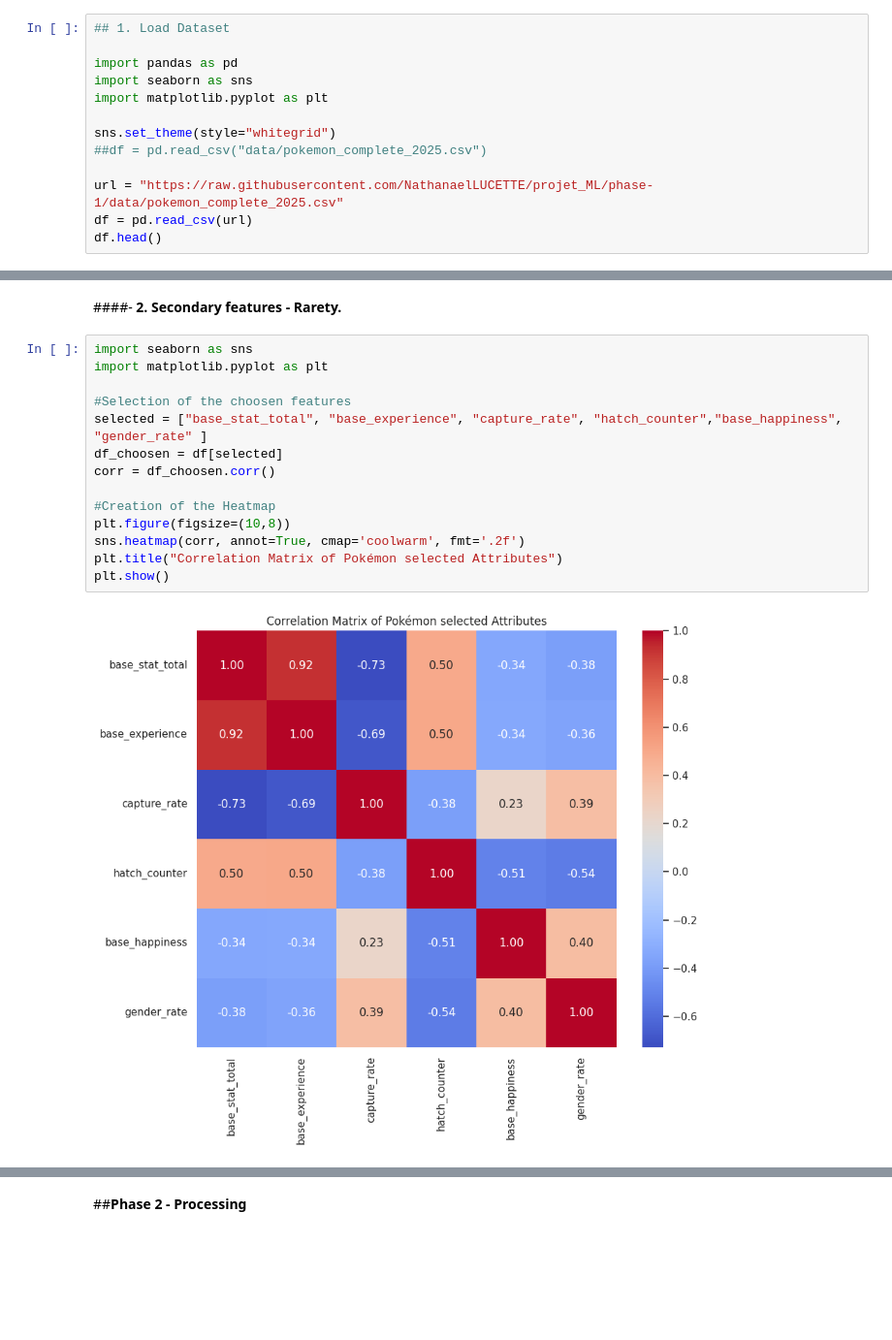
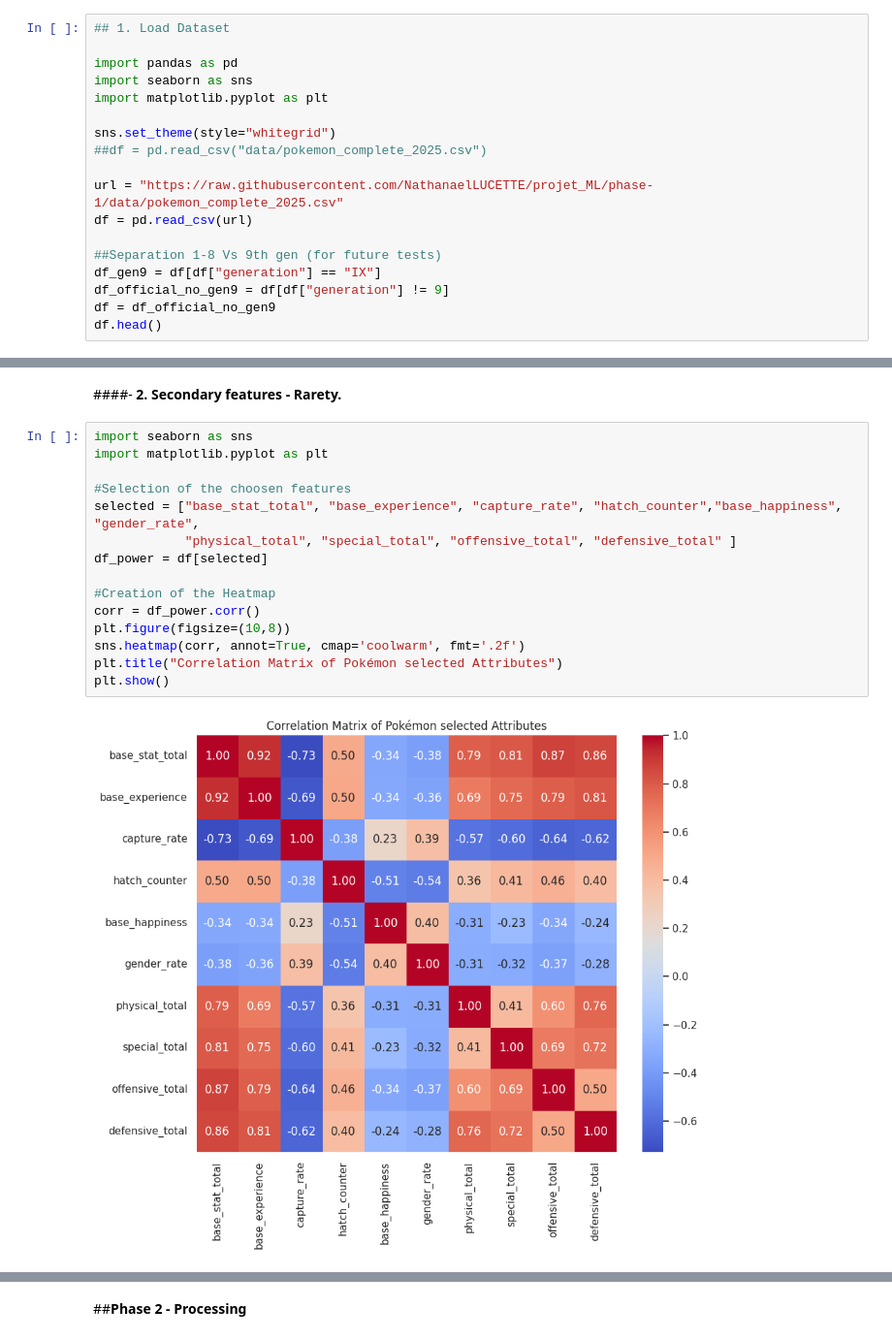
Before and after one commit to NathanaelLUCETTE/projet_ML, a Jupyter notebook: pokemon_clustering_project.ipynb, the cells around one changed output, grey strips where cells are left out. Shown at 97% size. Cells and saved outputs as stored; diff of their text form; blank space fills up the shorter version.

```diff
--- a/pokemon_clustering_project.ipynb
+++ b/pokemon_clustering_project.ipynb
@@ -236,6 +236,11 @@ sns.set_theme(style="whitegrid")
 
 url = "https://raw.githubusercontent.com/NathanaelLUCETTE/projet_ML/phase-1/data/pokemon_complete_2025.csv"
 df = pd.read_csv(url)
+
+##Separation 1-8 Vs 9th gen (for future tests)
+df_gen9 = df[df["generation"] == "IX"]
+df_official_no_gen9 = df[df["generation"] != 9]
+df = df_official_no_gen9
 df.head()
 # %% [output]
 |  | pokedex_id | name | genus | generation | type_1 | type_2 | num_types | hp | attack | defense | ... |
@@ -353,16 +358,17 @@ df_stats_scaled = scaler_stats.fit_transform(df_stats)
 # %%
 import seaborn as sns
 import matplotlib.pyplot as plt
 
 #Selection of the choosen features
-selected = ["base_stat_total", "base_experience", "capture_rate", "hatch_counter","base_happiness", "gender_rate" ]
-df_choosen = df[selected]
-corr = df_choosen.corr()
+selected = ["base_stat_total", "base_experience", "capture_rate", "hatch_counter","base_happiness", "gender_rate",
+            "physical_total", "special_total", "offensive_total", "defensive_total" ]
+df_power = df[selected]
 
 #Creation of the Heatmap
+corr = df_power.corr()
 plt.figure(figsize=(10,8))
 sns.heatmap(corr, annot=True, cmap='coolwarm', fmt='.2f')
 plt.title("Correlation Matrix of Pokémon selected Attributes")
 plt.show()
 # %% [output]
-[figure, old version]
+[figure, new version]
```
Also changed, not shown: parts of 43 cells of this notebook.
